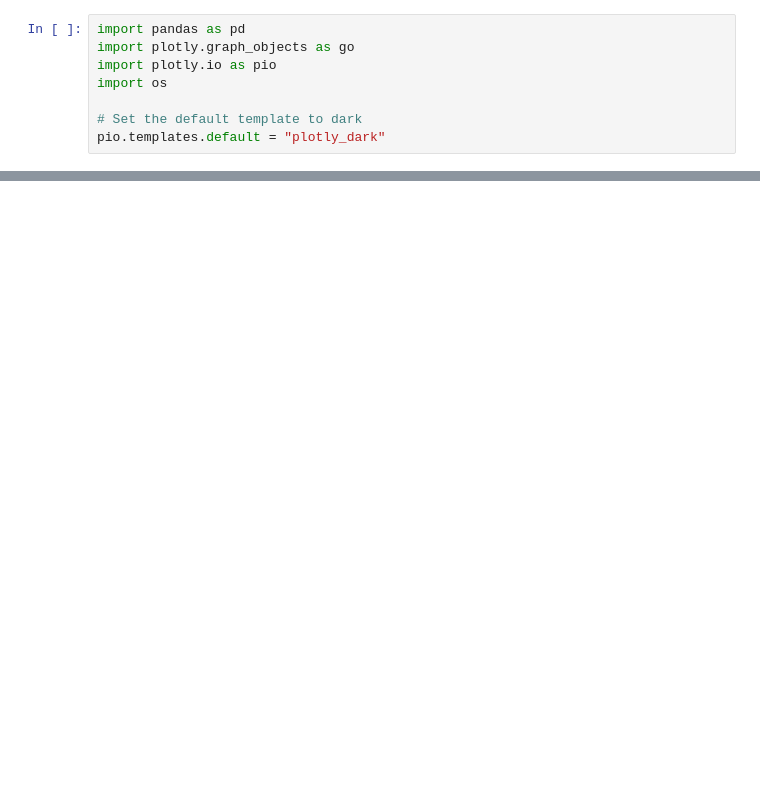
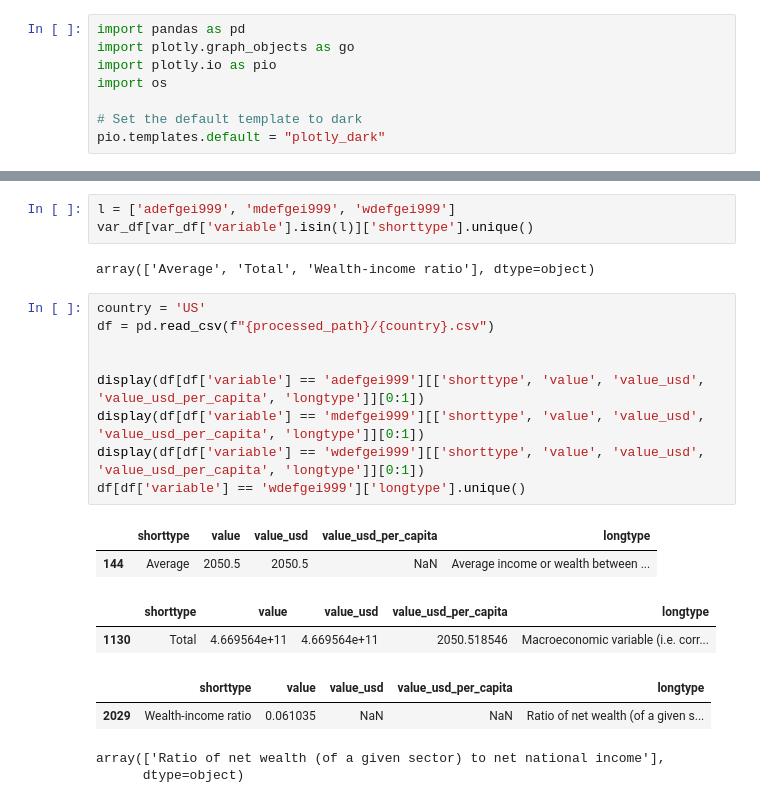
Before and after one commit to aldillon88/world-inequality-analysis, a Jupyter notebook: notebooks/main-eda.ipynb, the cells around one changed output, grey strips where cells are left out. Drawn from its saved outputs; the diff is of its cells as text; blank space fills up the shorter version.

```diff
--- a/notebooks/main-eda.ipynb
+++ b/notebooks/main-eda.ipynb
@@ -31,0 +75,23 @@ var_df
+# %%
+l = ['adefgei999', 'mdefgei999', 'wdefgei999']
+var_df[var_df['variable'].isin(l)]['shorttype'].unique()
+# %% [output]
+array(['Average', 'Total', 'Wealth-income ratio'], dtype=object)
+# %%
+country = 'US'
+df = pd.read_csv(f"{processed_path}/{country}.csv")
+
+
+display(df[df['variable'] == 'adefgei999'][['shorttype', 'value', 'value_usd', 'value_usd_per_capita', 'longtype']][0:1])
+display(df[df['variable'] == 'mdefgei999'][['shorttype', 'value', 'value_usd', 'value_usd_per_capita', 'longtype']][0:1])
+display(df[df['variable'] == 'wdefgei999'][['shorttype', 'value', 'value_usd', 'value_usd_per_capita', 'longtype']][0:1])
+df[df['variable'] == 'wdefgei999']['longtype'].unique()
+# %% [output]
+|  | shorttype | value | value_usd | value_usd_per_capita | longtype |
+| 144 | Average | 2050.5 | 2050.5 | NaN | Average income or wealth between ... |
+|  | shorttype | value | value_usd | value_usd_per_capita | longtype |
+| 1130 | Total | 4.669564e+11 | 4.669564e+11 | 2050.518546 | Macroeconomic variable (i.e. corr... |
+|  | shorttype | value | value_usd | value_usd_per_capita | longtype |
+| 2029 | Wealth-income ratio | 0.061035 | NaN | NaN | Ratio of net wealth (of a given s... |
+array(['Ratio of net wealth (of a given sector) to net national income'],
+      dtype=object)
```
Also changed, not shown: parts of 3 cells of this notebook, 2 other files.
